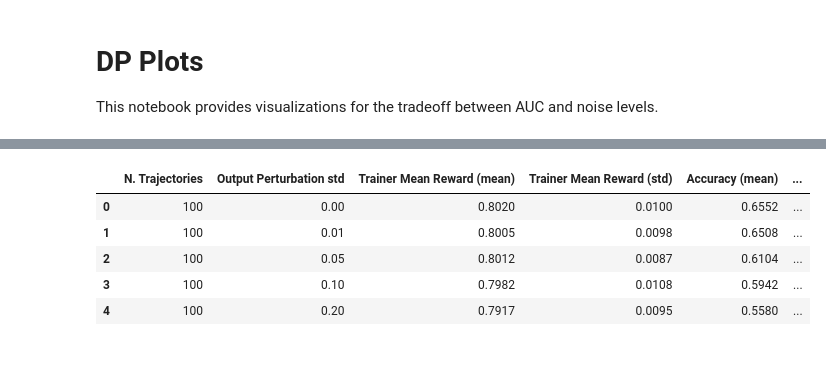
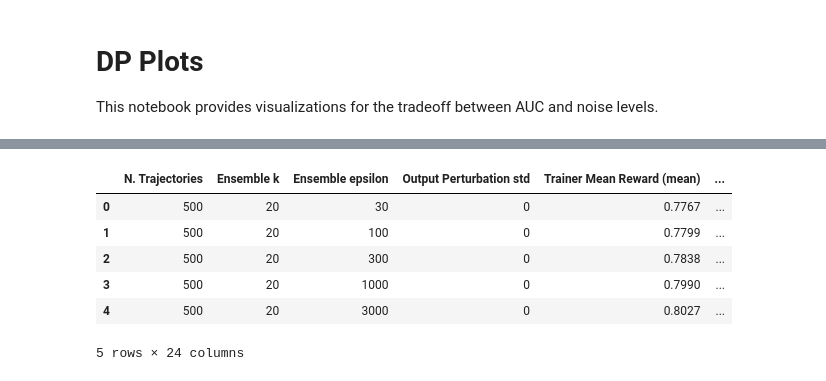
Before and after one commit to lanceHEN/Q-Learning-MIA, a Jupyter notebook: notebooks/dp_plots.ipynb, the cells around one changed output, grey strips where cells are left out. Cells and saved outputs as stored; diff of their text form; code cells hidden in the pictures.

```diff
--- a/notebooks/dp_plots.ipynb
+++ b/notebooks/dp_plots.ipynb
@@ -6,7 +6,10 @@ This notebook provides visualizations for the tradeoff between AUC and noise lev
 import pandas as pd
 from matplotlib import pyplot as plt
 # %%
-filename = "../data/tables/summary_cluster_sepsis_tabular_epsilon_greedy_dp.csv"
-df = pd.read_csv(filename, header=[0,1,2])
+filenames = [
+    "../data/tables/summary_cluster_sepsis_ensemble_table_gaussian_fixed_t_max.csv",
+]
+df = pd.concat([pd.read_csv(filename, header=[0,1,2]) for filename in filenames])
+
 df.head()
 # %% [output]
@@ -21,5 +25,5 @@ df.head()
 # %%
-df_hierarchical = df.iloc[:, 2:]
+df_hierarchical = df.iloc[:, 4:]
 df_hierarchical.columns = df_hierarchical.columns.droplevel(2)
 df_hierarchical.columns = [f'{col[0]} ({col[1]})' for col in df_hierarchical.columns]
 df_hierarchical.head()
@@ -33,5 +37,5 @@ df_hierarchical.head()
 # %%
-df_groups = df.iloc[:, :2]
+df_groups = df.iloc[:, :4]
 for _ in range(2):
     df_groups.columns = df_groups.columns.droplevel(0)
 df_groups.head()
@@ -45,11 +49,13 @@ df_groups.head()
 # %%
 df_clean = pd.concat([df_groups, df_hierarchical], axis=1)
+df_clean = df_clean.sort_values(by=["N. Trajectories", "Ensemble k", "Output Perturbation std"])
 df_clean.head()
 # %% [output]
-|  | N. Trajectories | Output Perturbation std | Trainer Mean Reward (mean) | Trainer Mean Reward (std) | Accuracy (mean) | ... |
-| 0 | 100 | 0.00 | 0.8020 | 0.0100 | 0.6552 | ... |
-| 1 | 100 | 0.01 | 0.8005 | 0.0098 | 0.6508 | ... |
-| 2 | 100 | 0.05 | 0.8012 | 0.0087 | 0.6104 | ... |
-| 3 | 100 | 0.10 | 0.7982 | 0.0108 | 0.5942 | ... |
-| 4 | 100 | 0.20 | 0.7917 | 0.0095 | 0.5580 | ... |
+|  | N. Trajectories | Ensemble k | Ensemble epsilon | Output Perturbation std | Trainer Mean Reward (mean) | ... |
+| 0 | 500 | 20 | 30 | 0 | 0.7767 | ... |
+| 1 | 500 | 20 | 100 | 0 | 0.7799 | ... |
+| 2 | 500 | 20 | 300 | 0 | 0.7838 | ... |
+| 3 | 500 | 20 | 1000 | 0 | 0.7990 | ... |
+| 4 | 500 | 20 | 3000 | 0 | 0.8027 | ... |
+5 rows × 24 columns
 # %%
```
Also changed, not shown: parts of 6 cells of this notebook, 14 other files.
